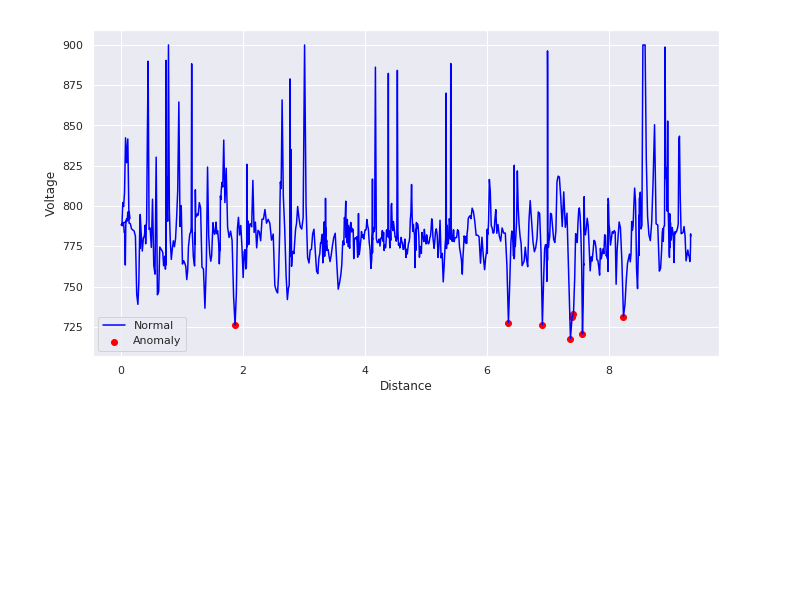
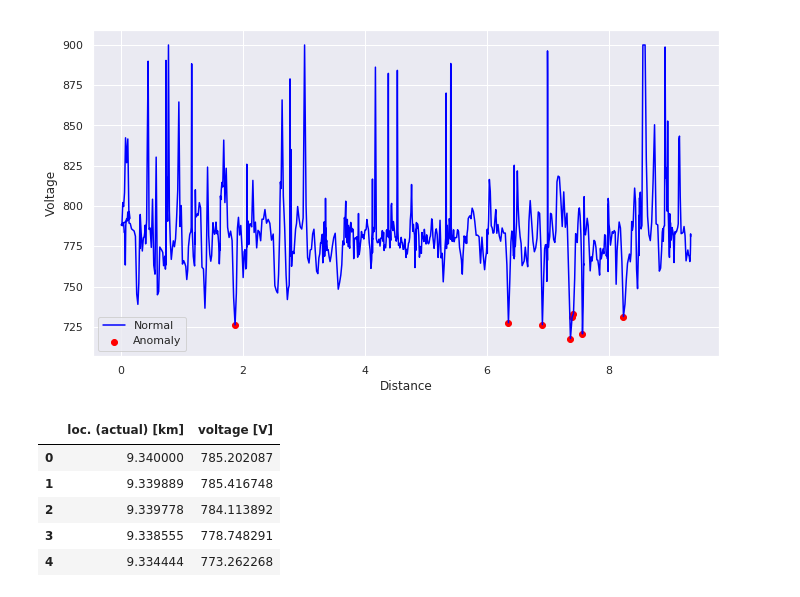
Before and after one commit to aggelstav/projects, a Jupyter notebook: AnomalyDetection/Simple detection solution using kmeans.ipynb, the cells around one changed output. Cells and saved outputs as stored; diff of their text form; code cells hidden in the pictures; blank space fills up the shorter version.

```diff
--- a/AnomalyDetection/Simple detection solution using kmeans.ipynb
+++ b/AnomalyDetection/Simple detection solution using kmeans.ipynb
@@ -119,3 +119,12 @@ plt.legend()
 plt.show();
 # %% [output]
 [figure]
+# %%
+df_0.head()
+# %% [output]
+|  | loc. (actual) [km] | voltage [V] |
+| 0 | 9.340000 | 785.202087 |
+| 1 | 9.339889 | 785.416748 |
+| 2 | 9.339778 | 784.113892 |
+| 3 | 9.338555 | 778.748291 |
+| 4 | 9.334444 | 773.262268 |
```
Also changed, not shown: parts of 1 cell of this notebook, 3 other files.
